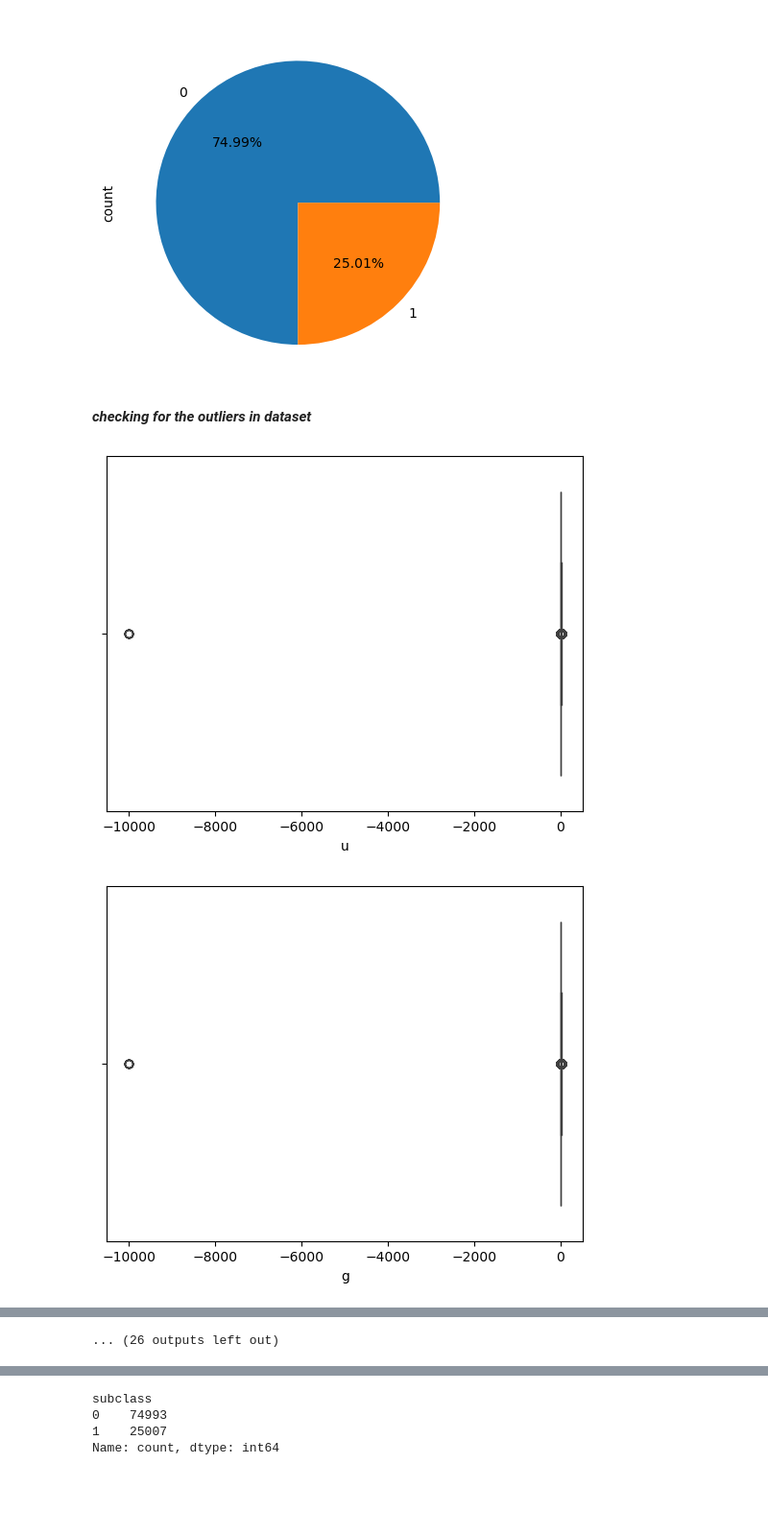
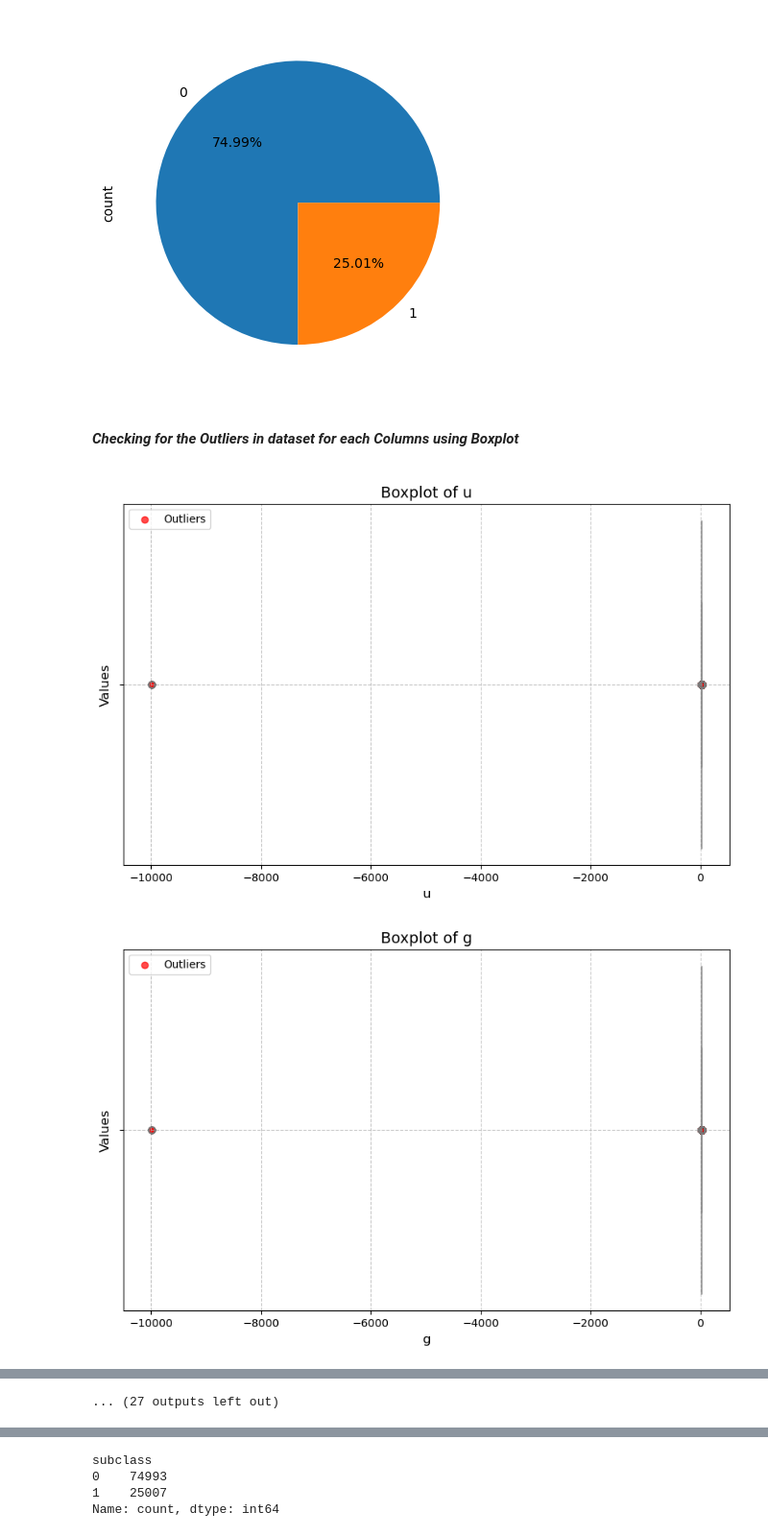
Before and after one commit to skymaurya/galaxy_classify, a Jupyter notebook: galxy.ipynb, the cells around one changed output, grey strips where cells are left out. Shown at 96% size. Saved outputs shown, nothing was run; the diff lists cells and outputs as text; code cells hidden in the pictures; blank space fills up the shorter version.

```diff
--- a/galxy.ipynb
+++ b/galxy.ipynb
@@ -93,7 +97,7 @@ Data columns (total 43 columns):
 dtypes: float64(41), object(2)
 memory usage: 32.8+ MB
 # %%
-gd=gd.drop([ 'objid', 'specobjid', 'ra', 'dec','class'],axis=1 )   #droping the unsed column as it doesnot hellp us in as predtion furthure
+gd=gd.drop([ 'objid','dec','ra', 'specobjid','class'],axis=1 )   #droping the unsed column as it doesnot hellp us in as predtion furthure
 # %% [markdown]
 ***Changing object type in the form categorial values 0 and 1 of subclass***
 # %%
@@ -129,17 +157,45 @@ pt.plot(kind="pie",subplots=True, autopct="%1.2f%%")
 array([<Axes: ylabel='count'>], dtype=object)
 [figure]
 # %% [markdown]
-***checking for the outliers in dataset***
+***<h4>Checking for the Outliers in dataset for each Columns using Boxplot***
 # %%
+
+# # #In the belows out cells we can see clearly  that there are OUTLIERS VALUES in each columns data Rreprsented BY RED COLOR dot.
+
+# # # some values lie far from the most of the values in the particular columns of the datasets.
+
 def fun(col):
-    sns.boxplot(x=col,data=gd)
+    plt.figure(figsize=(10, 6))  # Set the figure size
+
+    if col == 'subclass':
+        sns.boxplot(x=col, data=gd, color='lightblue')
+    else:
+        Q1 = gd[col].quantile(0.25)     #calculatung outliers
+        Q3 = gd[col].quantile(0.75)
+        IQR = Q3 - Q1
+        lower_bound = Q1 - 1.5 * IQR
+        upper_bound = Q3 + 1.5 * IQR
+        outliers = gd[(gd[col] < lower_bound) | (gd[col] > upper_bound)]
+
+        if outliers.empty:
+            print(f'No outliers found in {col}. Skipping plot.')          # Skip plotting if there are no outliers
+            plt.close()
+            return
+
+        sns.boxplot(x=col, data=gd, color='lightblue')
+        plt.scatter(outliers[col], np.zeros_like(outliers[col]), color='red', label='Outliers', alpha=0.7)    #highlighting the outliers with red colur
+
+    plt.title(f'Boxplot of {col}', fontsize=14)
+    plt.xlabel(col, fontsize=12)
+    plt.ylabel('Values', fontsize=12)
+    plt.grid(True, linestyle='--', alpha=0.7)                                      #adding grid  lines to values
+
+    # Add legend
+    plt.legend()
+    # Show the plo
     plt.show()
 for i in gd.columns:
     fun(i)
-
-#In the belows out cells we can see clearly  that there are OUTLIERS VALUES in each columns data.
-
-# some values lie far from the most of the values in the particular columns of the datasets.
 # %% [output]
-[figure, old version]
+[figure, new version]
-[figure, old version]
+[figure, new version]
@@ -156,2 +212,2 @@ for i in gd.columns:
-... (26 outputs left out)
+... (27 outputs left out)
 # %% [markdown]
```
Also changed, not shown: parts of 94 cells of this notebook, 3 other files.
